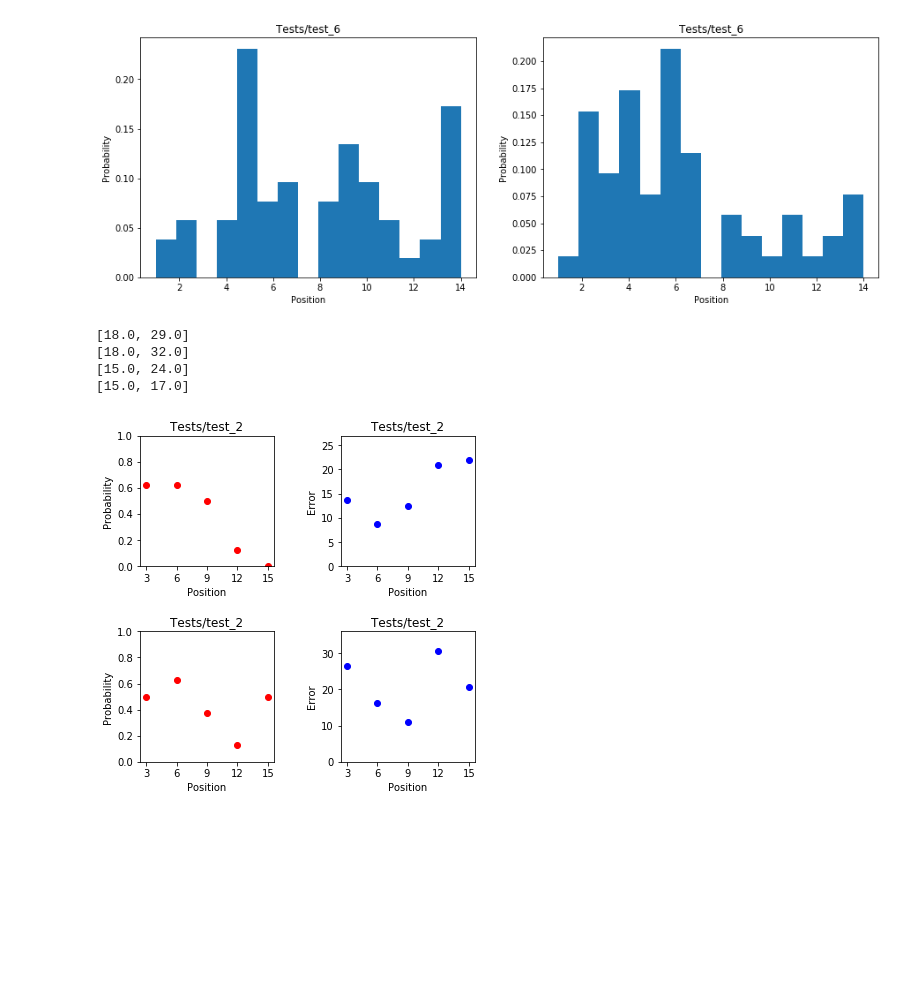
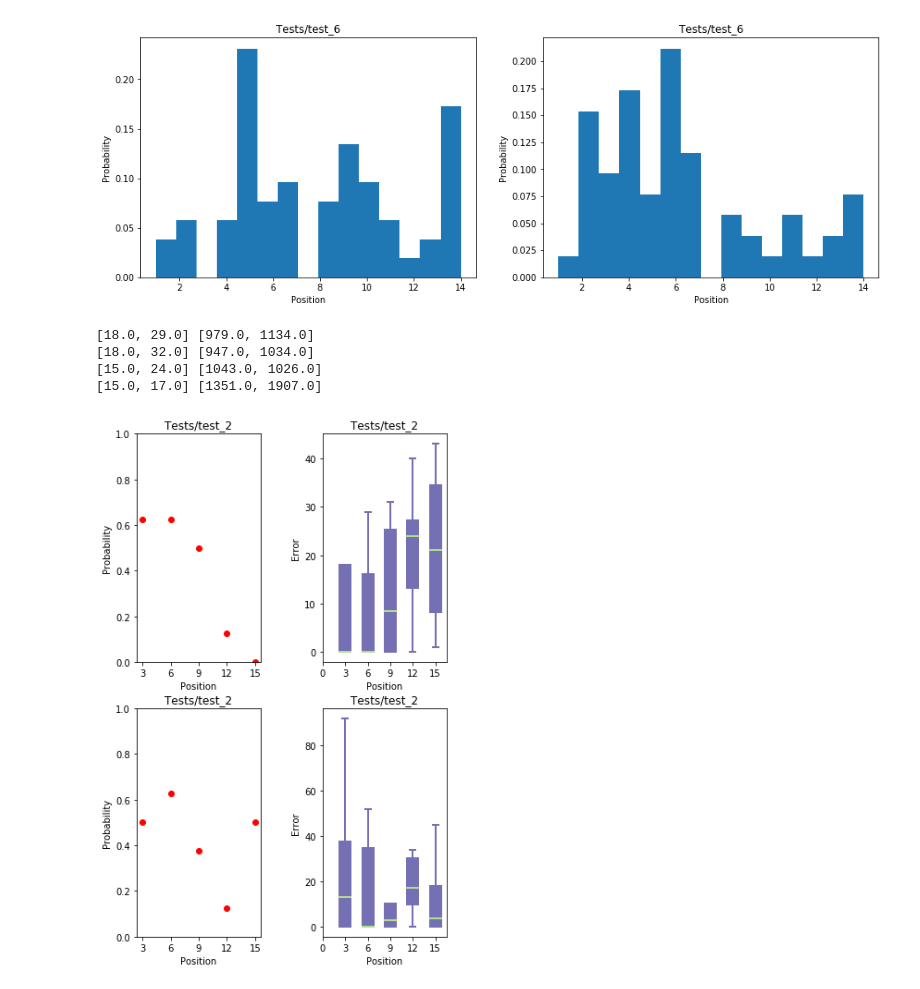
Before and after one commit to viveky23/ubiquitous-broccoli, a Jupyter notebook: Human Experiments/Analyze_Human_Tests.ipynb, the cells around one changed output. Saved outputs shown, nothing was run; the diff lists cells and outputs as text; code cells hidden in the pictures; blank space fills up the shorter version.

Commit message:
Analyze Human Data

```diff
--- a/Human Experiments/Analyze_Human_Tests.ipynb
+++ b/Human Experiments/Analyze_Human_Tests.ipynb
@@ -40,61 +93,50 @@ fileObject = open("Tests/Human_minimum.pickle",'rb')
 minima = pickle.load(fileObject)
 fileObject.close()
 
+figure = ".png"
 data_correct =[]
 
 for i in range (len(all_selected)):
     temp_data_correct = np.zeros(15)
     for j in range (len(all_selected[i])):
         temp_data_correct[minima[i][j][1]] += 1
 
     data_correct.append(temp_data_correct)
 
 filenames = ["Tests/test_2", "Tests/test_4", "Tests/test_5", "Tests/test_6"]
 for file_name in filenames:
     fileObject = open(file_name,'rb')
     all_selected = pickle.load(fileObject)
     fileObject.close()
 
     indices = [2, 5, 8, 11, 14]
-    plot = []
+    plot_data = []
     add = []
+    error_sum = []
     for i in range (len(all_selected)):
         temp_correct = np.zeros(15)
-        temp_error = np.zeros(15)
+        temp_error_sum = 0
+        temp_error = [[] for i in range(15)]
 
         for j in range (len(all_selected[i])):
             if all_selected[i][j] == minima[i][j]:
                 temp_correct[minima[i][j][1]] += 1
 
-            temp_error[minima[i][j][1]] += np.abs(all_selected[i][j][0] - minima[i][j][0])
+            temp_error[minima[i][j][1]].append(np.abs(all_selected[i][j][0] - minima[i][j][0]))
+            temp_error_sum += np.abs(all_selected[i][j][0] - minima[i][j][0])
 
         add.append(np.sum(temp_correct))
-        temp_error = np.true_divide(temp_error, data_correct)
+        error_sum.append(temp_error_sum)
+        #temp_error = np.true_divide(temp_error, data_correct)
         temp_correct = np.true_divide(temp_correct, data_correct)
-        plot.append(np.take(temp_correct, indices))
-        plot.append(np.take(temp_error, indices))
+        plot_data.append(np.take(temp_correct, indices))
+        plot_data.append(np.take(temp_error, indices))
 
-    fig = plt.figure()
-    fig.set_figheight(6)
-    fig.set_figwidth(6)
-    print(add)
-    j = 0;
-    for num in plot:
-        y_pos = np.arange(len(num))
-        j += 1
-        plt.subplot(2, 2, j)
-        plt.subplots_adjust(wspace=0.5, hspace=0.5)
-        plt.plot(y_pos, num, 'ro' if j == 1 or j == 3 else 'bo')
-        plt.title(file_name)
-        plt.ylim([0, 1 if j == 1 or j == 3 else np.ceil(np.max(num)) + 5])
-        plt.xticks(np.arange(5), ('3', '6', '9', '12', '15'))
-        #plt.xlim([-1,15])
-        plt.xlabel('Position')
-        plt.grid(which='minor')
-        plt.ylabel('Probability' if j == 1 or j == 3 else 'Error')
+    print(add, error_sum)
+    plot(plot_data, "Results/Human/"+file_name[6:]+figure)
 # %% [output]
-[18.0, 29.0]
-[18.0, 32.0]
-[15.0, 24.0]
-[15.0, 17.0]
+[18.0, 29.0] [979.0, 1134.0]
+[18.0, 32.0] [947.0, 1034.0]
+[15.0, 24.0] [1043.0, 1026.0]
+[15.0, 17.0] [1351.0, 1907.0]
-[figure, old version]
+[figure, new version]
```
Also changed, not shown: parts of 3 cells of this notebook, 4 other files.
